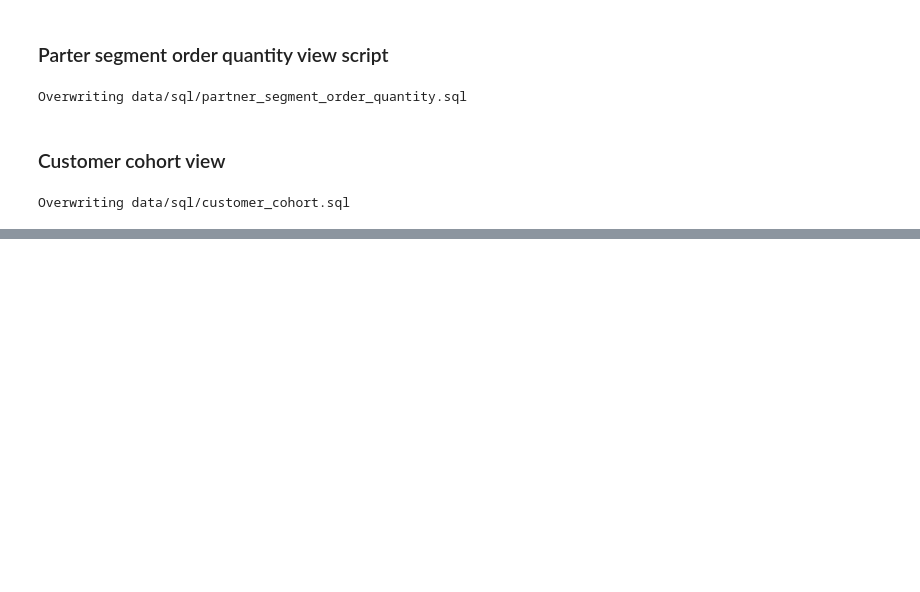
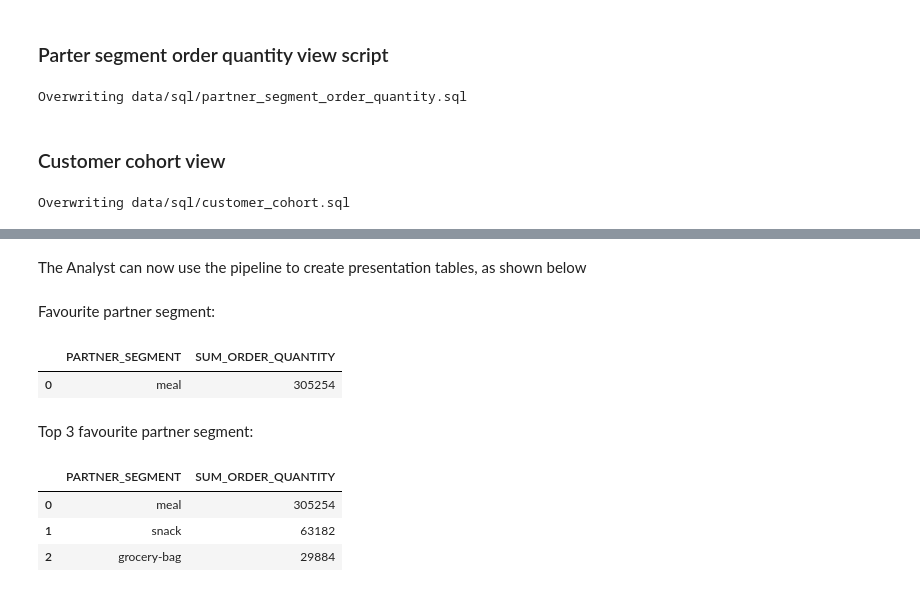
Before and after one commit to kennedyopokuasare/ResqCLV, a Jupyter notebook: data-exploration-and-pipeline.ipynb, the cells around one changed output, grey strips where cells are left out. Saved outputs shown, nothing was run; the diff lists cells and outputs as text; code cells hidden in the pictures; blank space fills up the shorter version.

```diff
--- a/data-exploration-and-pipeline.ipynb
+++ b/data-exploration-and-pipeline.ipynb
@@ -521,0 +549,18 @@ DataPipeline()
+# %% [markdown]
+The Analyst can now use the pipeline to create presentation tables, as shown below
+# %% [markdown]
+Favourite partner segment:
+# %%
+pipeline.customers_top_partner_segment()
+# %% [output]
+|  | PARTNER_SEGMENT | SUM_ORDER_QUANTITY |
+| 0 | meal | 305254 |
+# %% [markdown]
+Top 3 favourite partner segment:
+# %%
+pipeline.customers_top_partner_segment(top_n = 3)
+# %% [output]
+|  | PARTNER_SEGMENT | SUM_ORDER_QUANTITY |
+| 0 | meal | 305254 |
+| 1 | snack | 63182 |
+| 2 | grocery-bag | 29884 |
```
Also changed, not shown: parts of 11 cells of this notebook, 3 other files.
